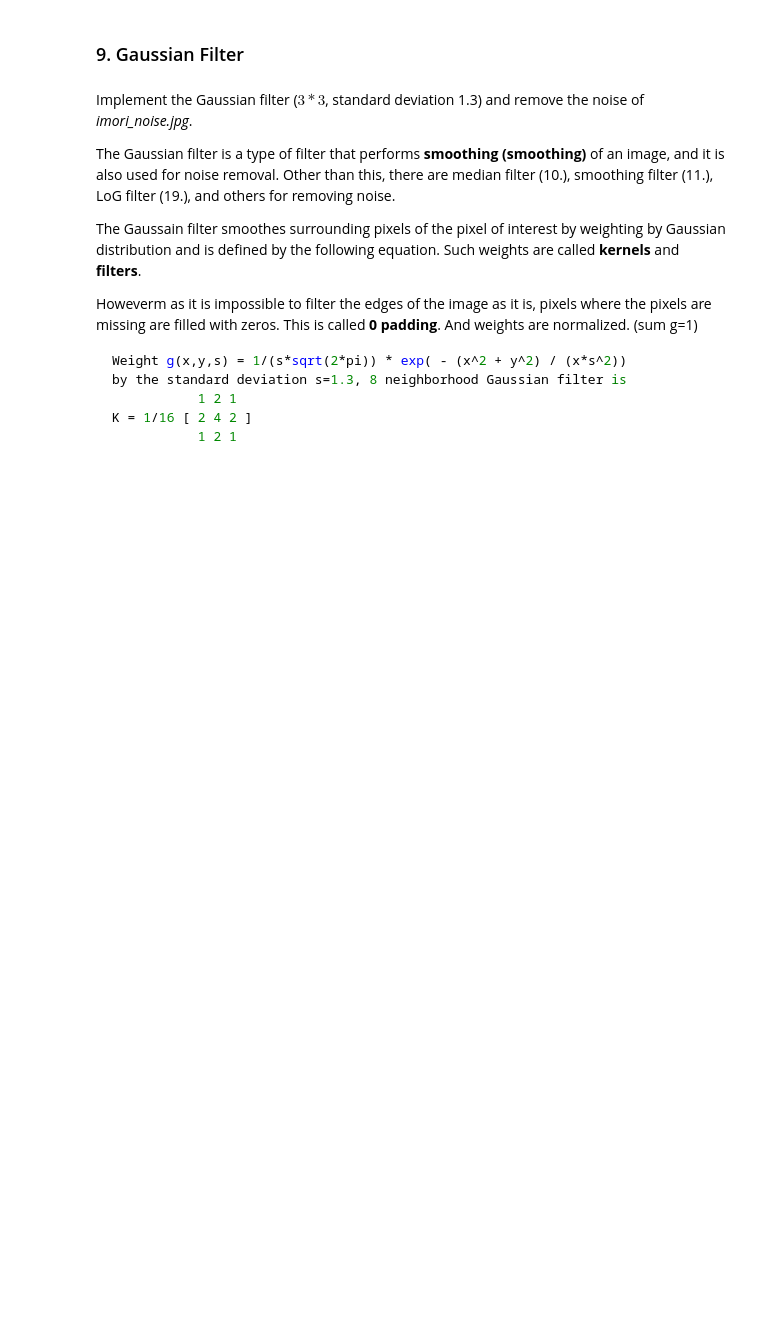
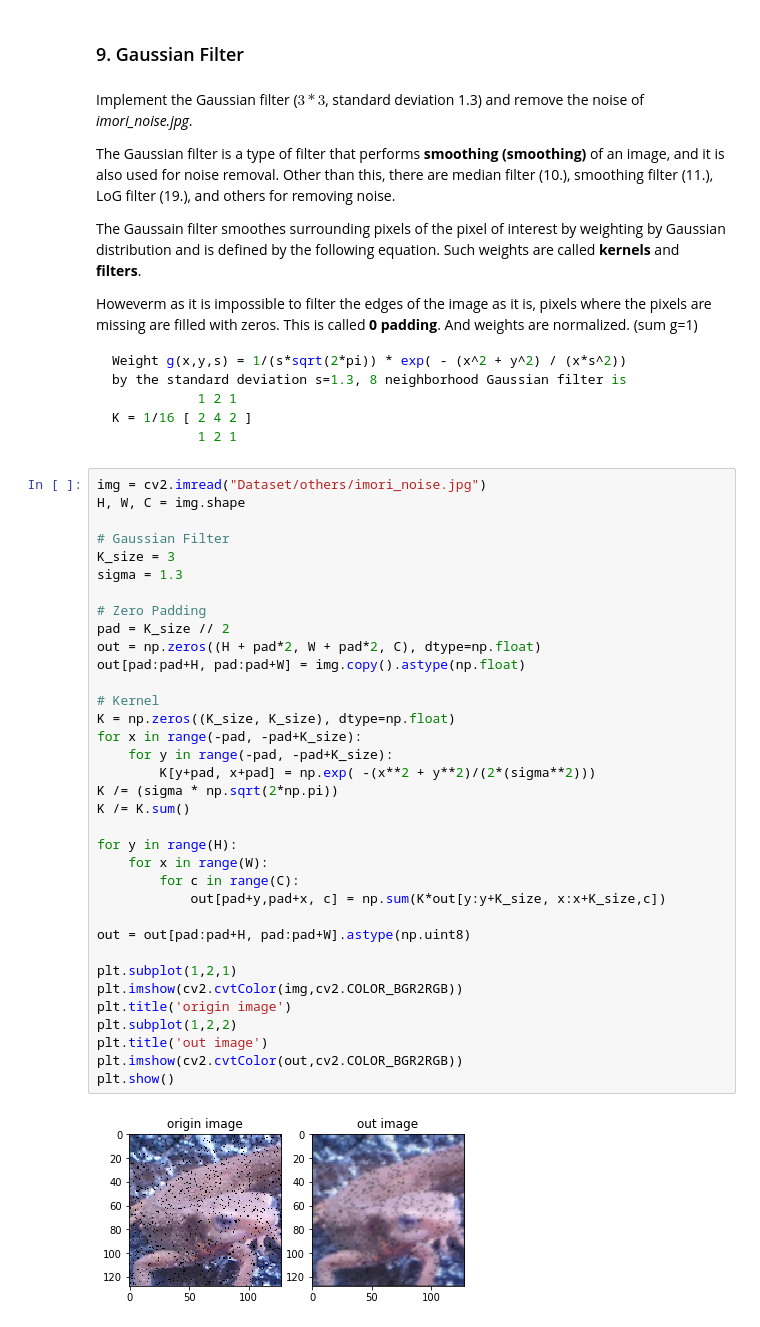
Before and after one commit to YYingH/Image_Processing_100, a Jupyter notebook: Question1_10.ipynb, the cells around one changed output. Cells and saved outputs as stored; diff of their text form; blank space fills up the shorter version.

````diff
--- a/Question1_10.ipynb
+++ b/Question1_10.ipynb
@@ -365,3 +365,40 @@ by the standard deviation s=1.3, 8 neighborhood Gaussian filter is
 K = 1/16 [ 2 4 2 ]
            1 2 1
 ```
+# %%
+img = cv2.imread("Dataset/others/imori_noise.jpg")
+H, W, C = img.shape
+
+# Gaussian Filter
+K_size = 3
+sigma = 1.3
+
+# Zero Padding
+pad = K_size // 2
+out = np.zeros((H + pad*2, W + pad*2, C), dtype=np.float)
+out[pad:pad+H, pad:pad+W] = img.copy().astype(np.float)
+
+# Kernel
+K = np.zeros((K_size, K_size), dtype=np.float)
+for x in range(-pad, -pad+K_size):
+    for y in range(-pad, -pad+K_size):
+        K[y+pad, x+pad] = np.exp( -(x**2 + y**2)/(2*(sigma**2)))
+K /= (sigma * np.sqrt(2*np.pi))
+K /= K.sum()
+
+for y in range(H):
+    for x in range(W):
+        for c in range(C):
+            out[pad+y,pad+x, c] = np.sum(K*out[y:y+K_size, x:x+K_size,c])
+
+out = out[pad:pad+H, pad:pad+W].astype(np.uint8)
+
+plt.subplot(1,2,1)
+plt.imshow(cv2.cvtColor(img,cv2.COLOR_BGR2RGB))
+plt.title('origin image')
+plt.subplot(1,2,2)
+plt.title('out image')
+plt.imshow(cv2.cvtColor(out,cv2.COLOR_BGR2RGB))
+plt.show()
+# %% [output]
+[figure, added]
````
Also changed, not shown: parts of 3 cells of this notebook, 2 other files.
